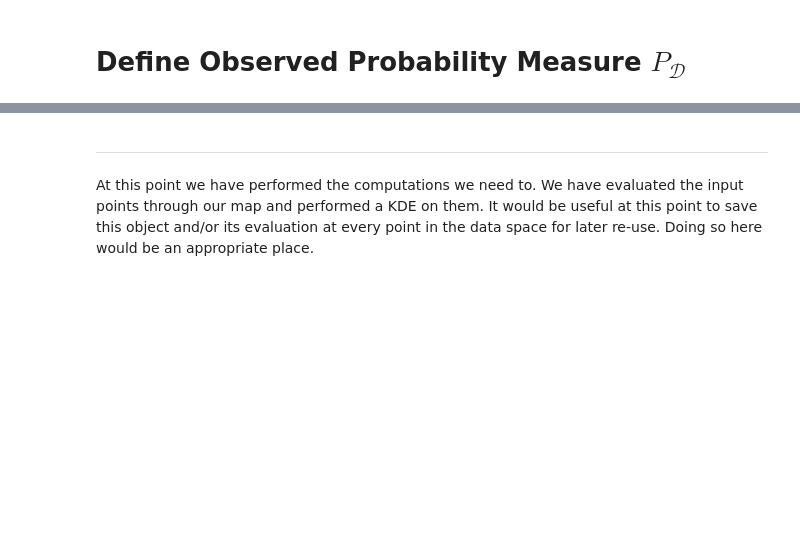
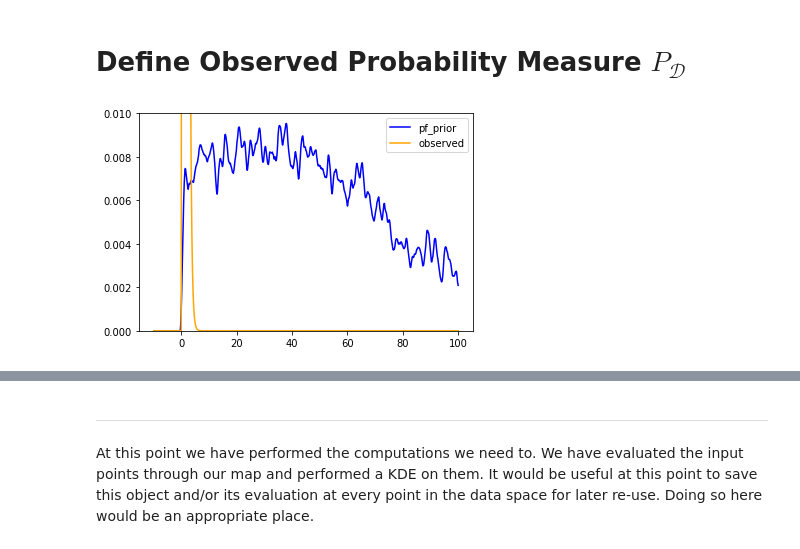
Before and after one commit to mpilosov/ConsistentBayes, a Jupyter notebook: examples/CBPaper_Examples_HO.ipynb, the cells around one changed output, grey strips where cells are left out. Saved outputs shown, nothing was run; the diff lists cells and outputs as text; code cells hidden in the pictures; blank space fills up the shorter version.

```diff
--- a/examples/CBPaper_Examples_HO.ipynb
+++ b/examples/CBPaper_Examples_HO.ipynb
@@ -181,8 +193,20 @@ widgets.interactive(pltdata, data = fixed(pf_dist), inds = fixed(None),
 p_set.set_observed_dist('gamma', {'a':num_observations/2, 'scale':2/num_observations}, dim=0)
 obs_dist = p_set.observed_dist # this is define a pointer for ease of reference.
 
-widgets.interactive(pltdata, data = fixed(obs_dist), inds = fixed(None),
-        N = widgets.IntSlider(value=500, min = 100, max=5000, step=100, continuous_update=False),
-        eta_r = fixed(None), space=fixed(0.05), svd=fixed(False), color=widgets.Text(value="wine", continuous_update=False),
-        view_dim_1 = widgets.IntSlider(value=0, min=0, max=output_dim-1, step=1, continuous_update=False),
-        view_dim_2 = widgets.IntSlider(value=output_dim-1, min=0, max=output_dim-1, step=1, continuous_update=False))
+# widgets.interactive(pltdata, data = fixed(obs_dist), inds = fixed(None),
+#         N = widgets.IntSlider(value=500, min = 100, max=5000, step=100, continuous_update=False),
+#         eta_r = fixed(None), space=fixed(0.05), svd=fixed(False), color=widgets.Text(value="wine", continuous_update=False),
+#         view_dim_1 = widgets.IntSlider(value=0, min=0, max=output_dim-1, step=1, continuous_update=False),
+#         view_dim_2 = widgets.IntSlider(value=output_dim-1, min=0, max=output_dim-1, step=1, continuous_update=False))
+xx = np.linspace(-10,100,1000).reshape(-1,1)
+obs_dist = p_set.observed_dist # this is define a pointer for ease of reference.
+zz = pf_dist.pdf(xx)
+yy = obs_dist.pdf(xx)
+# %%
+plt.plot(xx, zz, c='blue',label='pf_prior')
+plt.plot(xx, yy,c='orange',label='observed')
+plt.ylim([0,0.01])
+plt.legend()
+plt.show()
+# %% [output]
+[figure, added]
```
Also changed, not shown: parts of 12 cells of this notebook, 3 other files.
